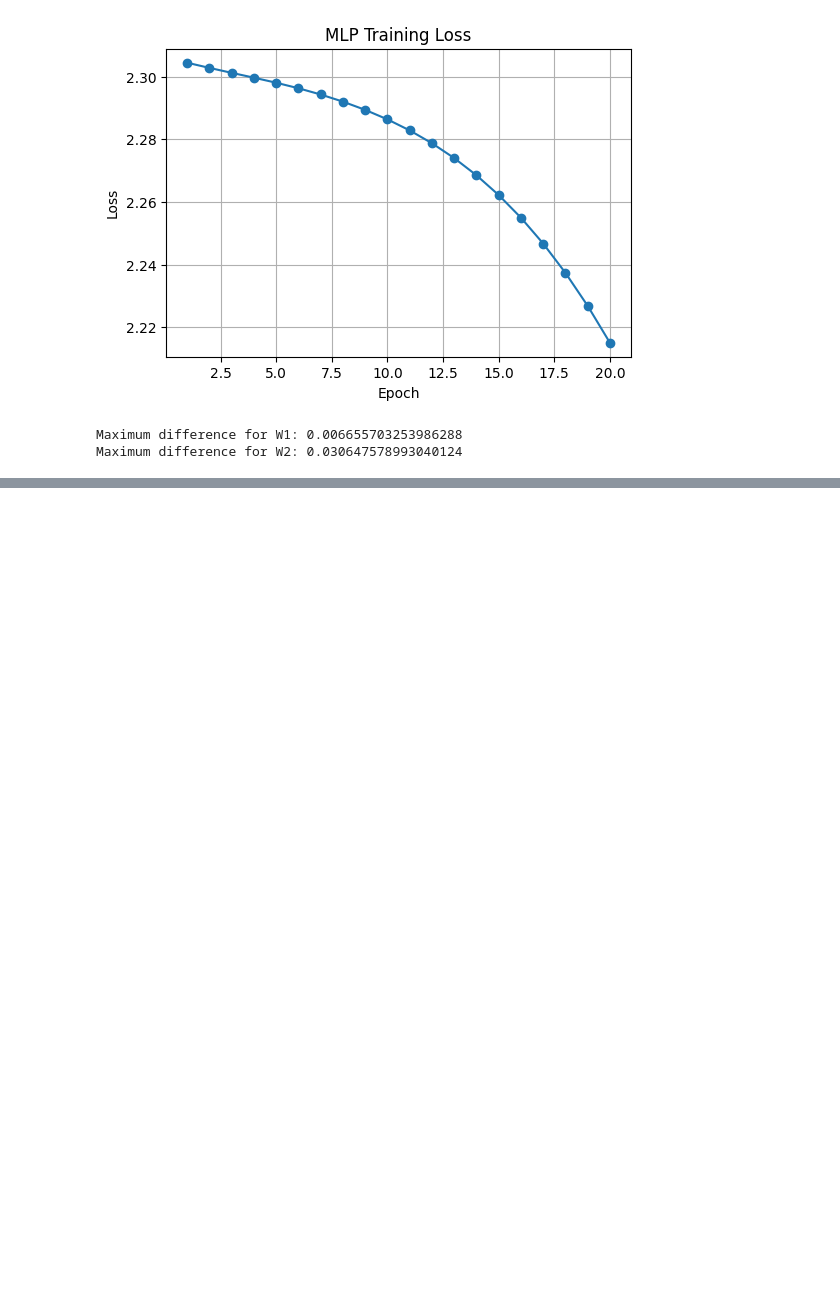
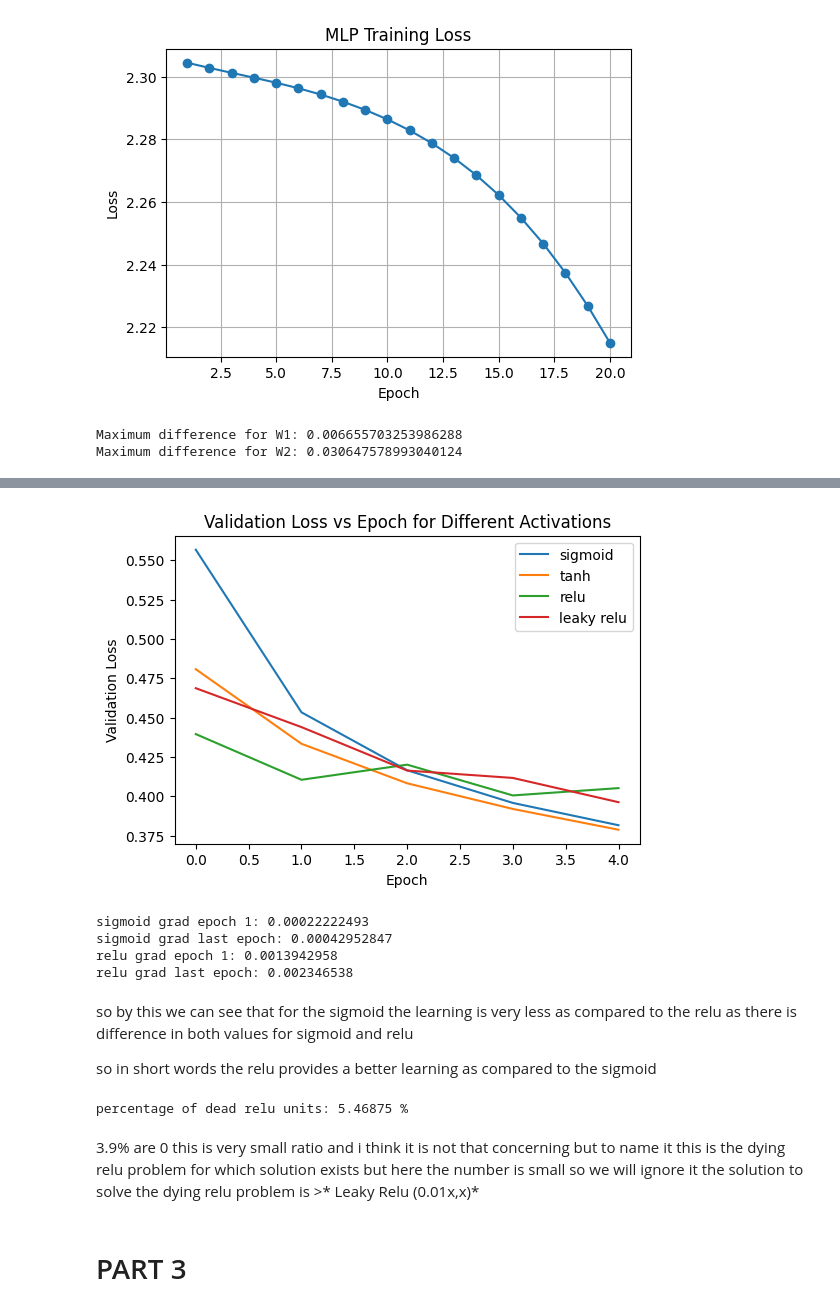
Before and after one commit to ranahusain/fashionMINST, a Jupyter notebook: DL-fashinMINST.ipynb, the cells around one changed output, grey strips where cells are left out. Cells and saved outputs as stored; diff of their text form; code cells hidden in the pictures; blank space fills up the shorter version.

Commit message:
part 4 complete

```diff
--- a/DL-fashinMINST.ipynb
+++ b/DL-fashinMINST.ipynb
@@ -233,0 +247,10 @@ Maximum difference for W2: 0.030647578993040124
+# %%
+np.random.seed(42)
+tf.random.set_seed(42)
+
+#encoding
+y_train_cat = to_categorical(y_train, 10)
+y_val_cat = to_categorical(y_val, 10)
+# %%
+X_grad_sample = X_val[0:128]
+y_grad_sample = y_val_cat[0:128]
@@ -233,0 +370,21 @@ Maximum difference for W2: 0.030647578993040124
+# %%
+#LEAKY RELU
+leaky_model = Sequential([
+    Dense(128, input_dim=784),
+    LeakyReLU(alpha=0.01),
+    Dense(64),
+    LeakyReLU(alpha=0.01),
+    Dense(10, activation='softmax')
+])
+
+leaky_model.compile(optimizer=Adam(learning_rate=0.001),
+                     loss='categorical_crossentropy',
+                     metrics=['accuracy'])
+
+leaky_logger = GradientLogger(X_grad_sample, y_grad_sample)
+
+leaky_history = leaky_model.fit(X_train, y_train_cat,
+                                 validation_data=(X_val, y_val_cat),
+                                 epochs=5, batch_size=128,
+                                 callbacks=[leaky_logger],
+                                 verbose=1)
@@ -233,0 +402,47 @@ Maximum difference for W2: 0.030647578993040124
+# %%
+# plotting all 4 val loss curves together
+plt.figure(figsize=(6,4))
+plt.plot(sigmoid_history.history['val_loss'], label='sigmoid')
+plt.plot(tanh_history.history['val_loss'], label='tanh')
+plt.plot(relu_history.history['val_loss'], label='relu')
+plt.plot(leaky_history.history['val_loss'], label='leaky relu')
+
+plt.title("Validation Loss vs Epoch for Different Activations")
+plt.xlabel("Epoch")
+plt.ylabel("Validation Loss")
+plt.legend()
+plt.show()
+# %% [output]
+[figure, added]
+# %%
+#epoch 1 and last
+print("sigmoid grad epoch 1:", sigmoid_logger.grad_history[0])
+print("sigmoid grad last epoch:", sigmoid_logger.grad_history[-1])
+
+print("relu grad epoch 1:", relu_logger.grad_history[0])
+print("relu grad last epoch:", relu_logger.grad_history[-1])
+# %% [output]
+sigmoid grad epoch 1: 0.00022222493
+sigmoid grad last epoch: 0.00042952847
+relu grad epoch 1: 0.0013942958
+relu grad last epoch: 0.002346538
+# %% [markdown]
+so by this we can see that for the sigmoid the learning is very less as compared to the relu as there is difference in both values for sigmoid and relu
+
+so in short words the relu provides a better learning as compared to the sigmoid
+# %%
+#if output is 0 it is dead relu
+W1_relu, b1_relu = relu_model.layers[0].get_weights()
+
+Z1 = np.dot(X_val[:256], W1_relu) + b1_relu
+A1 = relu(Z1)   #relu from p1
+
+dead_units = np.all(A1 == 0, axis=0) #check all
+dead_percentage = np.mean(dead_units) * 100
+print("percentage of dead relu units:", dead_percentage, "%")
+# %% [output]
+percentage of dead relu units: 5.46875 %
+# %% [markdown]
+3.9% are 0 this is very small ratio and i think it is not that concerning but to name it this is the dying relu problem for which solution exists but here the number is small so we will ignore it the solution to solve the dying relu problem is >* Leaky Relu (0.01x,x)*
+# %% [markdown]
+# PART 3
```
Also changed, not shown: parts of 32 cells of this notebook.
